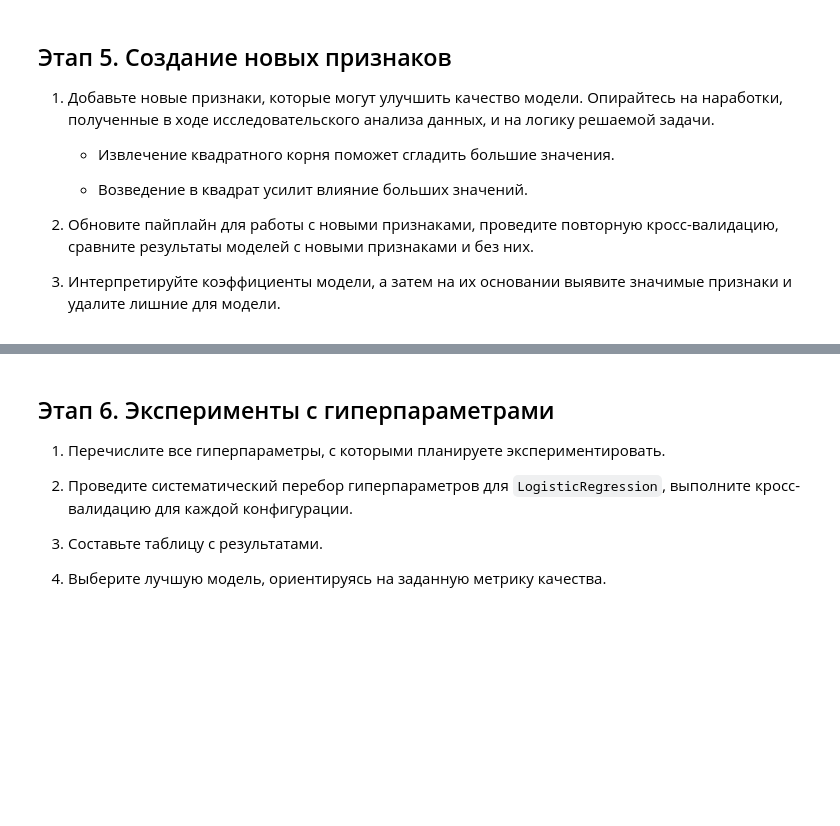
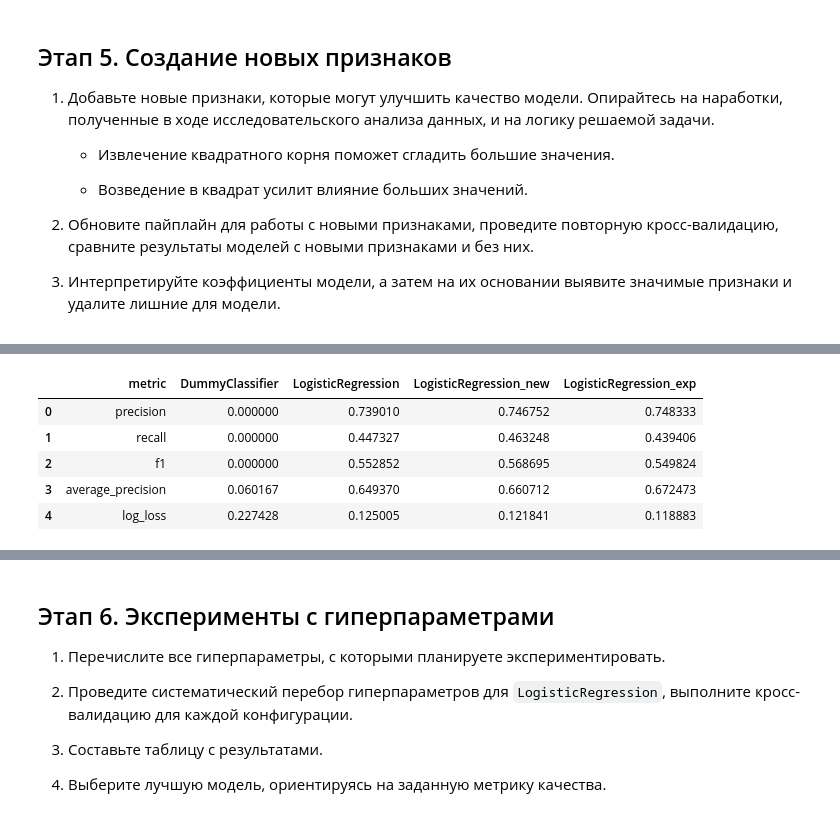
Before and after one commit to andreiyopt/coffee_churn_model, a Jupyter notebook: work/coffee_churn_model.ipynb, the cells around one changed output, grey strips where cells are left out. Cells and saved outputs as stored; diff of their text form; code cells hidden in the pictures; blank space fills up the shorter version.

```diff
--- a/work/coffee_churn_model.ipynb
+++ b/work/coffee_churn_model.ipynb
@@ -592,0 +1311,46 @@ plt.show()
+# %%
+new_results_table = pd.DataFrame({
+    'metric': ['precision', 'recall', 'f1', 'average_precision', 'log_loss'],
+
+    'DummyClassifier': [
+        dummy_results['test_precision'].mean(),
+        dummy_results['test_recall'].mean(),
+        dummy_results['test_f1'].mean(),
+        dummy_results['test_average_precision'].mean(),
+        -dummy_results['test_log_loss'].mean()
+
+    ],
+
+    'LogisticRegression': [
+        logreg_results['test_precision'].mean(),
+        logreg_results['test_recall'].mean(),
+        logreg_results['test_f1'].mean(),
+        logreg_results['test_average_precision'].mean(),
+        -logreg_results['test_log_loss'].mean()
+    ],
+
+    'LogisticRegression_new': [
+    new_logreg_results['test_precision'].mean(),
+    new_logreg_results['test_recall'].mean(),
+    new_logreg_results['test_f1'].mean(),
+    new_logreg_results['test_average_precision'].mean(),
+    -new_logreg_results['test_log_loss'].mean()
+    ],
+
+    'LogisticRegression_exp': [
+        exp_logreg_results['test_precision'].mean(),
+        exp_logreg_results['test_recall'].mean(),
+        exp_logreg_results['test_f1'].mean(),
+        exp_logreg_results['test_average_precision'].mean(),
+        -exp_logreg_results['test_log_loss'].mean()
+        ]
+})
+
+display(new_results_table)
+# %% [output]
+|  | metric | DummyClassifier | LogisticRegression | LogisticRegression_new | LogisticRegression_exp |
+| 0 | precision | 0.000000 | 0.739010 | 0.746752 | 0.748333 |
+| 1 | recall | 0.000000 | 0.447327 | 0.463248 | 0.439406 |
+| 2 | f1 | 0.000000 | 0.552852 | 0.568695 | 0.549824 |
+| 3 | average_precision | 0.060167 | 0.649370 | 0.660712 | 0.672473 |
+| 4 | log_loss | 0.227428 | 0.125005 | 0.121841 | 0.118883 |
```
Also changed, not shown: parts of 41 cells of this notebook.
